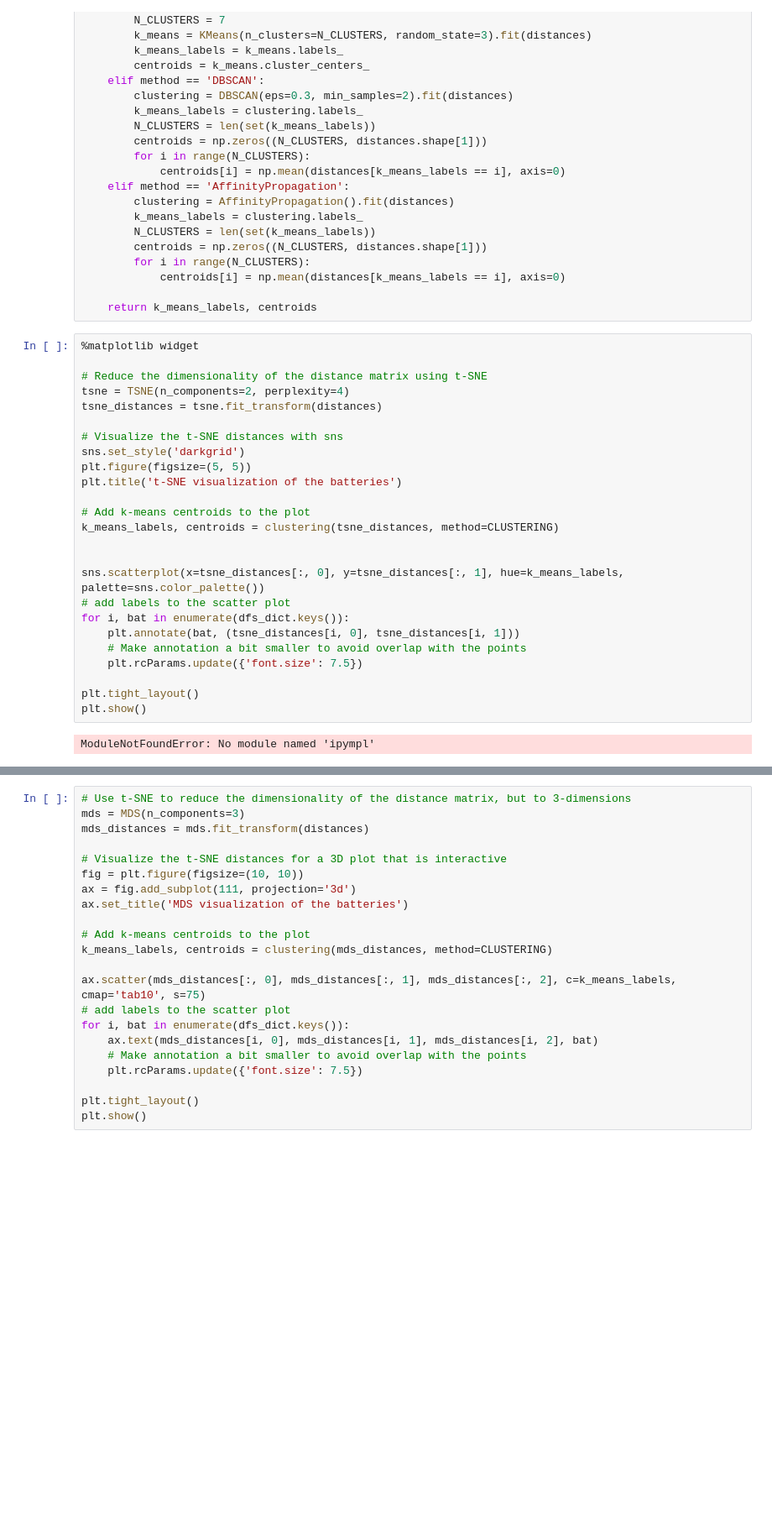
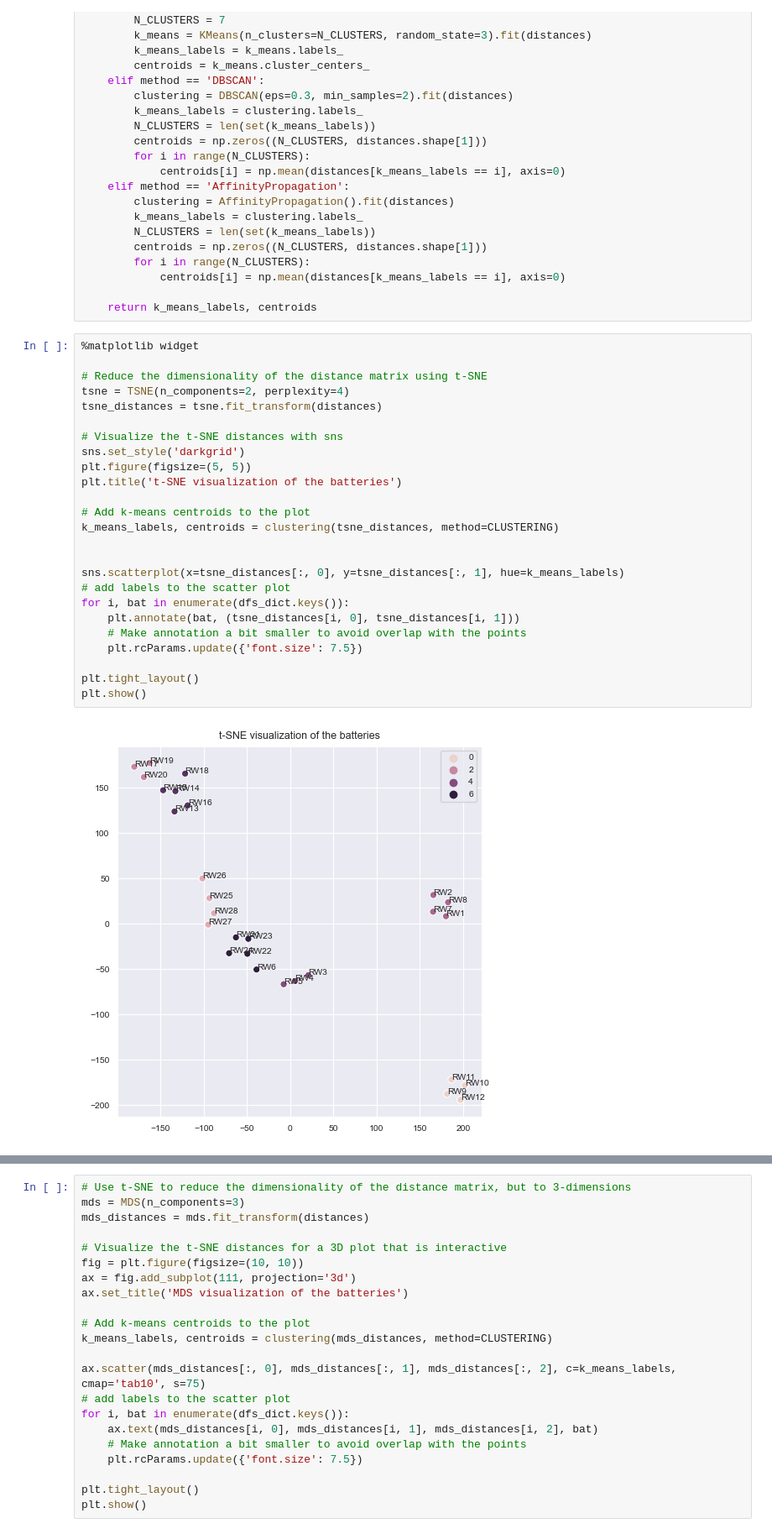
Before and after one commit to antongorillam/Lithium-Ion-Battery-Analysis, a Jupyter notebook: dynamic_time_warping.ipynb, the cells around one changed output, grey strips where cells are left out. Shown at 84% size. Cells and saved outputs as stored; diff of their text form; blank space fills up the shorter version.

```diff
--- a/dynamic_time_warping.ipynb
+++ b/dynamic_time_warping.ipynb
@@ -80,30 +80,30 @@ def clustering(distances, method='kmeans'):
 # %%
 %matplotlib widget
 
 # Reduce the dimensionality of the distance matrix using t-SNE
 tsne = TSNE(n_components=2, perplexity=4)
 tsne_distances = tsne.fit_transform(distances)
 
 # Visualize the t-SNE distances with sns
 sns.set_style('darkgrid')
 plt.figure(figsize=(5, 5))
 plt.title('t-SNE visualization of the batteries')
 
 # Add k-means centroids to the plot
 k_means_labels, centroids = clustering(tsne_distances, method=CLUSTERING)
 
 
-sns.scatterplot(x=tsne_distances[:, 0], y=tsne_distances[:, 1], hue=k_means_labels, palette=sns.color_palette())
+sns.scatterplot(x=tsne_distances[:, 0], y=tsne_distances[:, 1], hue=k_means_labels)
 # add labels to the scatter plot
 for i, bat in enumerate(dfs_dict.keys()):
     plt.annotate(bat, (tsne_distances[i, 0], tsne_distances[i, 1]))
     # Make annotation a bit smaller to avoid overlap with the points
     plt.rcParams.update({'font.size': 7.5})
 
 plt.tight_layout()
 plt.show()
 # %% [output]
-ModuleNotFoundError: No module named 'ipympl'
+[figure, added]
 # %%
 %matplotlib widget
 
```
Also changed, not shown: parts of 3 cells of this notebook, 3 other files.
